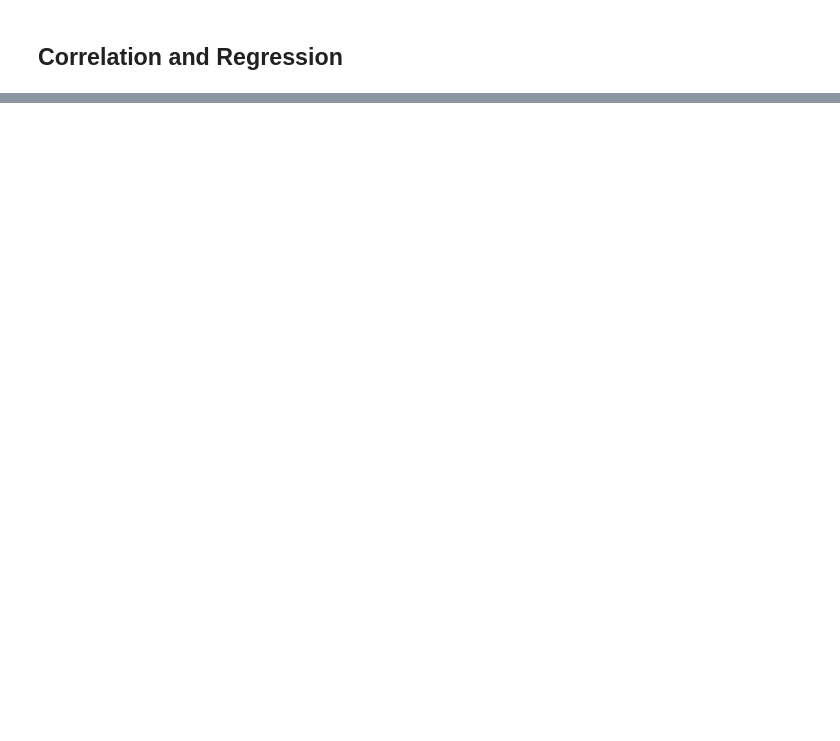
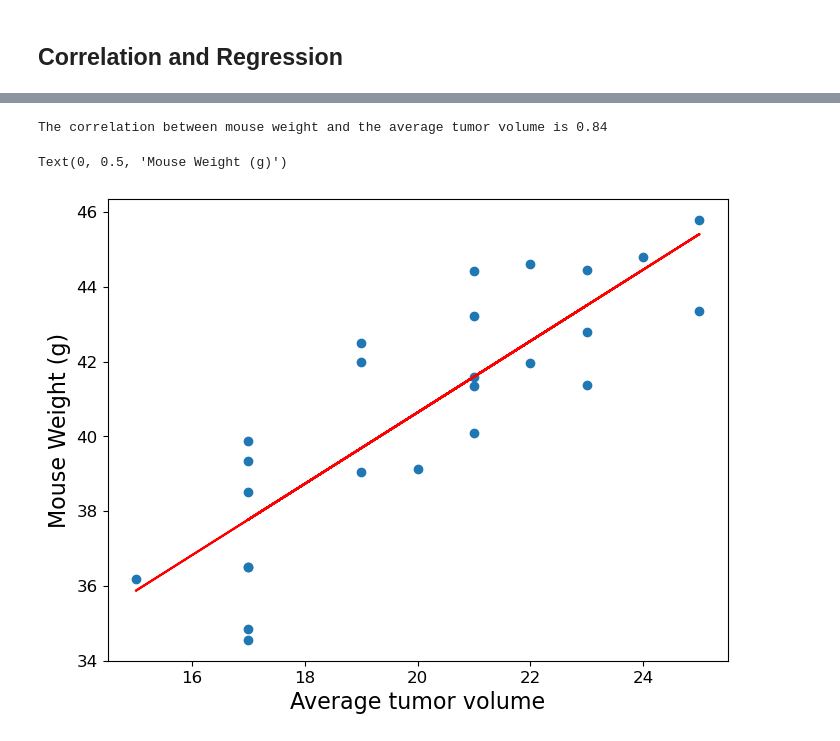
Before and after one commit to Franceesz/Matplotlib-Challenge, a Jupyter notebook: Starter_Code/Pymaceuticals/pymaceuticals_starter.ipynb, the cells around one changed output, grey strips where cells are left out. Cells and saved outputs as stored; diff of their text form; code cells hidden in the pictures; blank space fills up the shorter version.

```diff
--- a/Starter_Code/Pymaceuticals/pymaceuticals_starter.ipynb
+++ b/Starter_Code/Pymaceuticals/pymaceuticals_starter.ipynb
@@ -404,0 +398,18 @@ The correlation between mouse weight and the average tumor volume is 0.84
+# %%
+# Calculate the correlation coefficient and a linear regression model
+# for mouse weight and average observed tumor volume for the entire Capomulin regimen
+correlation = st.pearsonr(avg_capm_vol,Tumor_3)
+print(f"The correlation between mouse weight and the average tumor volume is {round(correlation[0],2)}")
+(slope, intercept,rvalue, pvalue, stderr)=linregress(avg_capm_vol,Tumor_3)
+regress_values=(avg_capm_vol)*slope + intercept
+plt.figure(figsize=(8,6))
+plt.xticks(fontsize=12)
+plt.yticks(fontsize=12)
+plt.scatter(avg_capm_vol,Tumor_3)
+plt.plot(avg_capm_vol, regress_values, color='red')
+plt.xlabel('Average tumor volume', size =16)
+plt.ylabel('Mouse Weight (g)', size =16)
+# %% [output]
+The correlation between mouse weight and the average tumor volume is 0.84
+Text(0, 0.5, 'Mouse Weight (g)')
+[figure, added]
```
Also changed, not shown: parts of 4 cells of this notebook.
